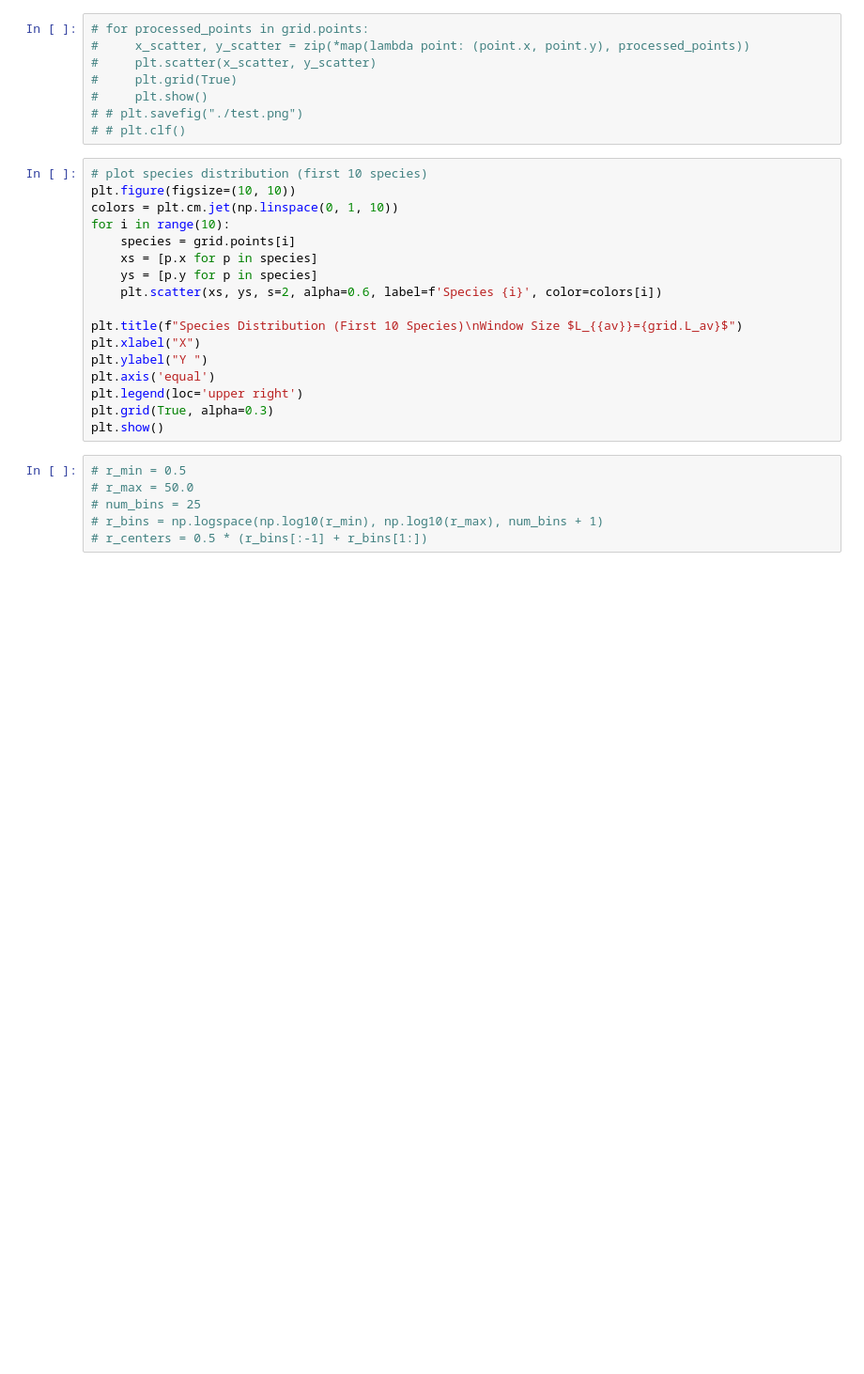
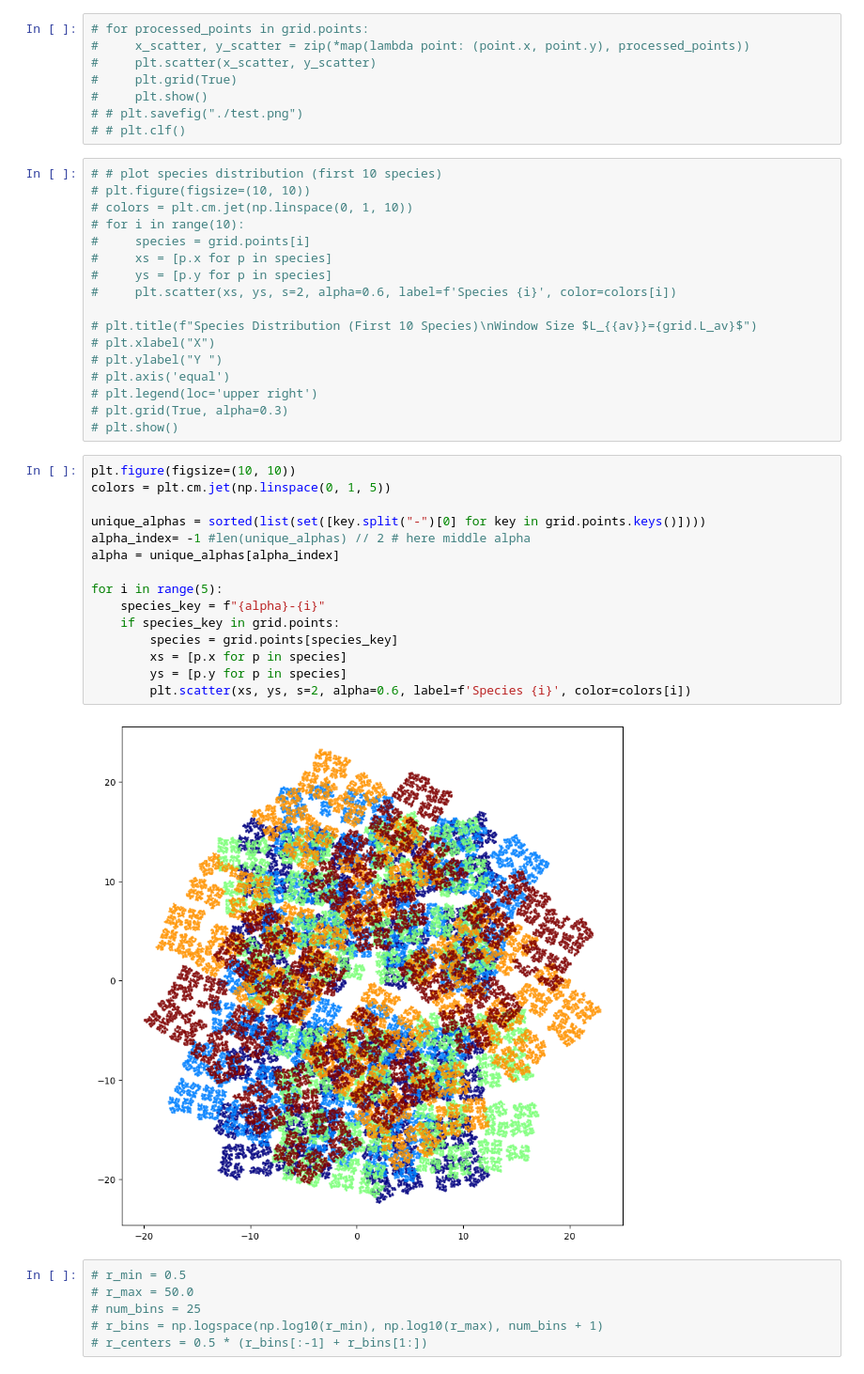
Before and after one commit to Mohamedhoesein/Complex-System-Simulation, a Jupyter notebook: habitat.ipynb, the cells around one changed output. Shown at 94% size. Saved outputs shown, nothing was run; the diff lists cells and outputs as text; blank space fills up the shorter version.

```diff
--- a/habitat.ipynb
+++ b/habitat.ipynb
@@ -65,22 +99,39 @@ print(x_min, x_max, y_min, y_max)
 # # plt.savefig("./test.png")
 # # plt.clf()
 # %%
-# plot species distribution (first 10 species)
-plt.figure(figsize=(10, 10))
-colors = plt.cm.jet(np.linspace(0, 1, 10))
-for i in range(10):
-    species = grid.points[i]
-    xs = [p.x for p in species]
-    ys = [p.y for p in species]
-    plt.scatter(xs, ys, s=2, alpha=0.6, label=f'Species {i}', color=colors[i])
+# # plot species distribution (first 10 species)
+# plt.figure(figsize=(10, 10))
+# colors = plt.cm.jet(np.linspace(0, 1, 10))
+# for i in range(10):
+#     species = grid.points[i]
+#     xs = [p.x for p in species]
+#     ys = [p.y for p in species]
+#     plt.scatter(xs, ys, s=2, alpha=0.6, label=f'Species {i}', color=colors[i])
 
-plt.title(f"Species Distribution (First 10 Species)\nWindow Size $L_{{av}}={grid.L_av}$")
-plt.xlabel("X")
-plt.ylabel("Y ")
-plt.axis('equal')
-plt.legend(loc='upper right')
-plt.grid(True, alpha=0.3)
-plt.show()
+# plt.title(f"Species Distribution (First 10 Species)\nWindow Size $L_{{av}}={grid.L_av}$")
+# plt.xlabel("X")
+# plt.ylabel("Y ")
+# plt.axis('equal')
+# plt.legend(loc='upper right')
+# plt.grid(True, alpha=0.3)
+# plt.show()
+# %%
+plt.figure(figsize=(10, 10))
+colors = plt.cm.jet(np.linspace(0, 1, 5))
+
+unique_alphas = sorted(list(set([key.split("-")[0] for key in grid.points.keys()])))
+alpha_index= -1 #len(unique_alphas) // 2 # here middle alpha
+alpha = unique_alphas[alpha_index]
+
+for i in range(5):
+    species_key = f"{alpha}-{i}"
+    if species_key in grid.points:
+        species = grid.points[species_key]
+        xs = [p.x for p in species]
+        ys = [p.y for p in species]
+        plt.scatter(xs, ys, s=2, alpha=0.6, label=f'Species {i}', color=colors[i])
+# %% [output]
+[figure, added]
 # %%
 # r_min = 0.5
 # r_max = 50.0
```
Also changed, not shown: parts of 16 cells of this notebook, 3 other files.
